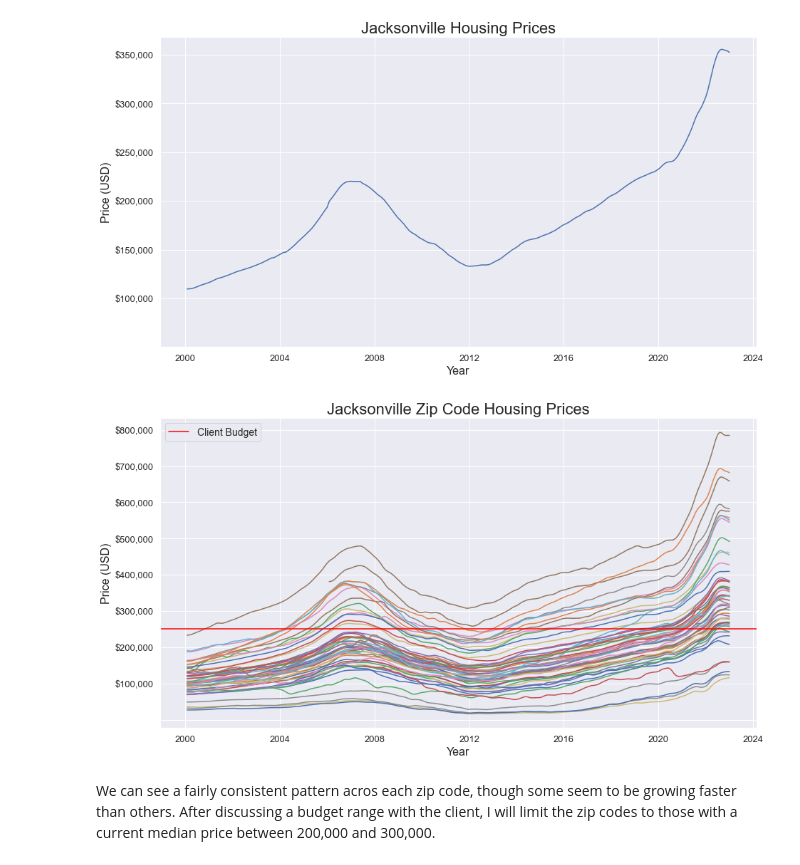
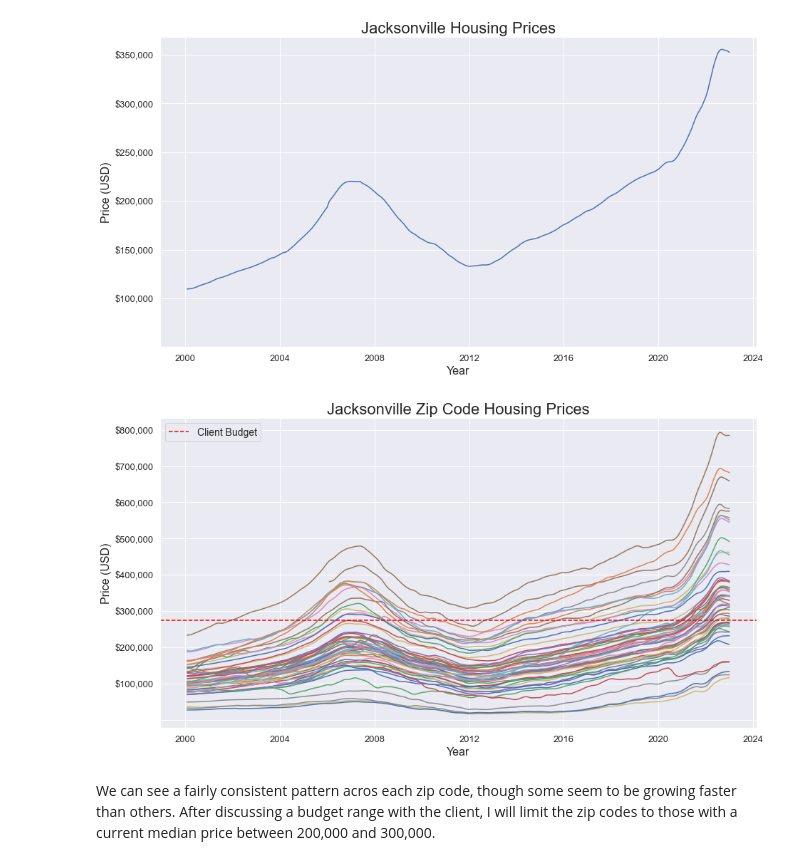
Before and after one commit to luke-lite/Jacksonville-Housing-Prices-Time-Series-Analysis, a Jupyter notebook: Jacksonville-Housing-Prices-Time-Series-Analysis.ipynb, the cells around one changed output. Saved outputs shown, nothing was run; the diff lists cells and outputs as text; code cells hidden in the pictures.

```diff
--- a/Jacksonville-Housing-Prices-Time-Series-Analysis.ipynb
+++ b/Jacksonville-Housing-Prices-Time-Series-Analysis.ipynb
@@ -141,35 +140,35 @@ for region in jax_df['RegionName'].unique():
 
     init_df = jax_df[jax_df['RegionName'] == region]
 
     # wide to long format
     melted_df = pd.melt(init_df, id_vars=id_vars, var_name='time', value_name='price')
     melted_df['time'] = pd.to_datetime(melted_df['time'], infer_datetime_format=True)
 
     df = melted_df.drop(id_vars, axis=1)
     df.set_index('time', inplace=True)
 
     # add zip code and time series to lists
     loc_list.append(region)
     ts_list.append(df)
 
 fig,ax = plt.subplots()
 # plot price data for each zip code
 for zip_code in ts_list:
     ax.plot(zip_code)
 
 # plot client budget
-ax.axhline(y=250000, c='red', label='Client Budget')
+ax.axhline(y=275000, c='red', label='Client Budget', linestyle='--')
 
 ax.set_title('Jacksonville Zip Code Housing Prices')
 ax.set_ylabel('Price (USD)')
 ax.set_xlabel('Year')
 ax.legend(loc=2, fontsize=14)
 ax.set_yticks(ax.get_yticks()[1:-1])
 ax.set_yticklabels(['', '$100,000', '$200,000', '$300,000', '$400,000', '$500,000', '$600,000', '$700,000', '$800,000'])
 
 plt.savefig('graphs/jax_zc_housing_prices.png', bbox_inches='tight');
 # %% [output]
-[figure, old version]
+[figure, new version]
 # %% [markdown]
 We can see a fairly consistent pattern acros each zip code, though some seem to be growing faster than others. After discussing a budget range with the client, I will limit the zip codes to those with a current median price between 200,000 and 300,000.
 # %%
```
Also changed, not shown: parts of 15 cells of this notebook.
